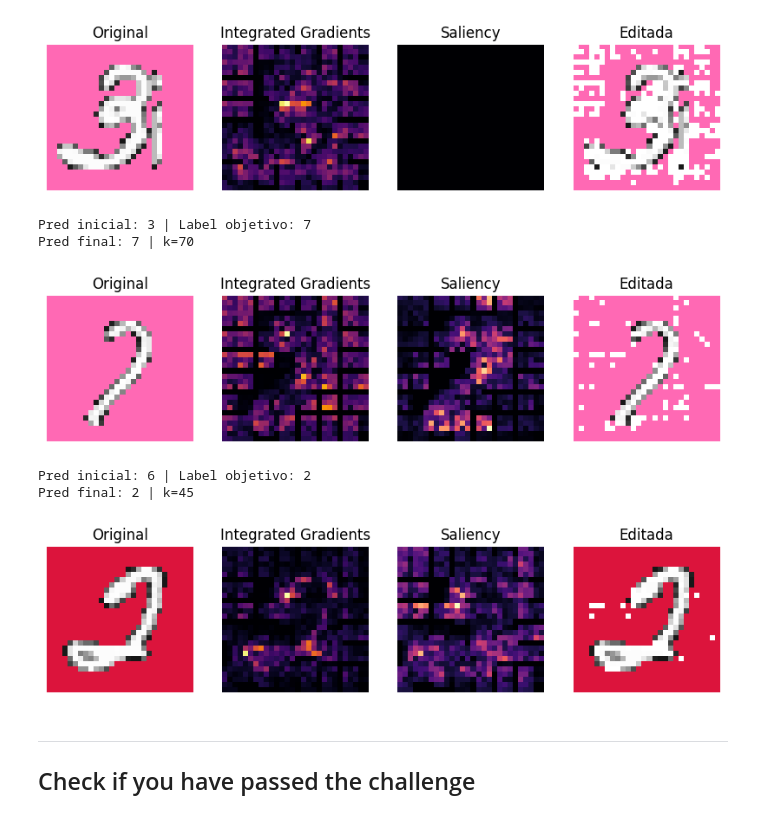
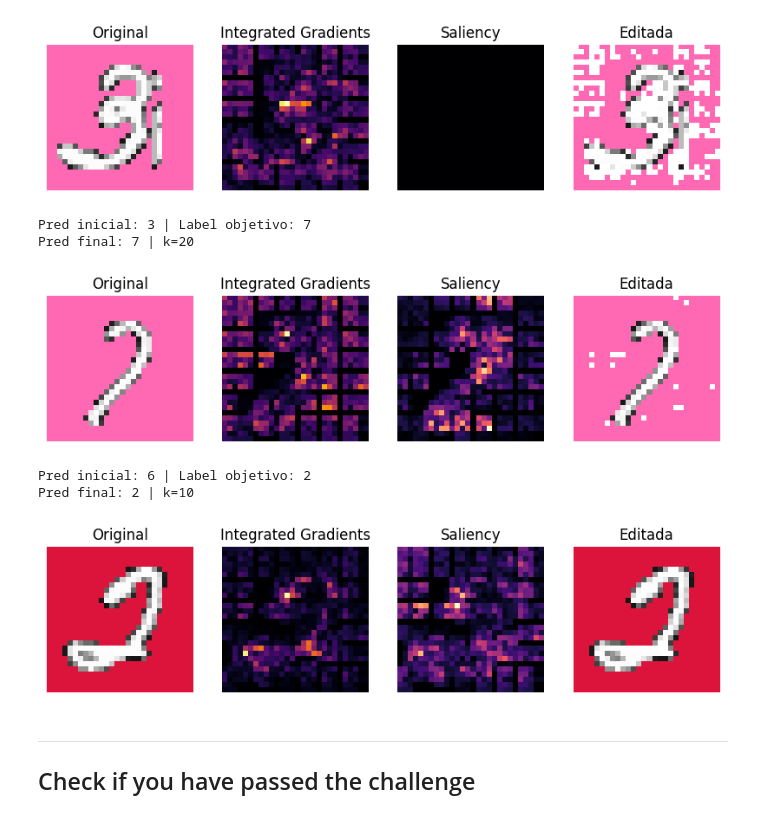
Before and after one commit to ICAI-IMAT-XAI/p2-computer-vision-joaquin, a Jupyter notebook: notebook/challenge.ipynb, the cells around one changed output. Saved outputs shown, nothing was run; the diff lists cells and outputs as text; code cells hidden in the pictures.

```diff
--- a/notebook/challenge.ipynb
+++ b/notebook/challenge.ipynb
@@ -311,11 +326,11 @@ print(f"Pred inicial: {get_pred(model, x0)}")
 ig_t  = integrated_grad_map(model, x0, y_true)
 sal_t = saliency_map(model, x0, y_true)
 
-combined_map = (0.6 * ig_t + 0.4 * sal_t)
-combined_map = combined_map / combined_map.max()
+H, W = x0.shape[2], x0.shape[3]
+max_pixels = int(0.4 * H * W)
 
-ks = list(range(40, 220, 5))
-res = look_over_k(model, x0, y_true, combined_map, ks, mode="on")
+ks = list(range(10, max_pixels, 5))
+res = look_over_k(model, x0, y_true, ig_t, ks, mode="off")
 
 if res:
 
@@ -347,7 +363,10 @@ print(f"Pred inicial: {get_pred(model, x0)} | Label objetivo: {y_true}")
 ig_t  = integrated_grad_map(model, x0, y_true)
 sal_t = saliency_map(model, x0, y_true)
 
-ks = list(range(40, 220, 5))
+H, W = x0.shape[2], x0.shape[3]
+max_pixels = int(0.4 * H * W)
+
+ks = list(range(10, max_pixels, 5))
 res = look_over_k(model, x0, y_true, ig_t, ks, mode="on")
 
 if res:
@@ -381,9 +400,11 @@ print(f"Pred inicial: {get_pred(model, x0)} | Label objetivo: {y_true}")
 ig_t  = integrated_grad_map(model, x0, y_true)
 sal_t = saliency_map(model, x0, y_true)
 
-ks = list(range(80, 310, 10))
+H, W = x0.shape[2], x0.shape[3]
+max_pixels = int(0.4 * H * W)
+
+ks = list(range(10, max_pixels, 5))
 res = look_over_k(model, x0, y_true, ig_t, ks, mode="on")
-
 if res:
 
     x_best, k_best, pred_best, changed = res
@@ -410,36 +431,39 @@ y_true = 7
 orig_pil = Image.open(img_path).convert('RGB')
 x0 = to_tensor(orig_pil).unsqueeze(0).to(device)
 
 print(f"Pred inicial: {get_pred(model, x0)} | Label objetivo: {y_true}")
 
 ig_t  = integrated_grad_map(model, x0, y_true)
 sal_t = saliency_map(model, x0, y_true)
 
 combined_map = (0.8 * ig_t + 0.2 * sal_t)
 combined_map = combined_map / combined_map.max()
 
-ks = list(range(40, 220, 5))
+H, W = x0.shape[2], x0.shape[3]
+max_pixels = int(0.4 * H * W)
+
+ks = list(range(10, max_pixels, 5))
 res = look_over_k(model, x0, y_true, combined_map, ks, mode="on")
 
 if res:
 
     x_best, k_best, pred_best, changed = res
     edited_pil = to_pil(x_best[0].cpu())
 
     print(f"Pred final: {pred_best} | k={k_best}")
 
     edited_dir = (challenge_dir / 'edited')
     edited_dir.mkdir(parents=True, exist_ok=True)
     out_path = edited_dir / img_path.name
     edited_pil.save(out_path)
 
     show_xai_results(orig_pil, ig_t, sal_t, edited_pil, "0_label5 → 5 (Two-Point)")
 else:
     print("No se encontró edición válida con Integrated Gradients.")
 # %% [output]
 Pred inicial: 3 | Label objetivo: 7
-Pred final: 7 | k=70
+Pred final: 7 | k=20
-[figure, old version]
+[figure, new version]
 # %%
 img_path = challenge_dir / '4_label2.png'
 y_true = 2
@@ -455,7 +479,10 @@ sal_t = saliency_map(model, x0, y_true)
 combined_map = (0.8 * ig_t + 0.2 * sal_t)
 combined_map = combined_map / combined_map.max()
 
-ks = list(range(40, 220, 5))
+H, W = x0.shape[2], x0.shape[3]
+max_pixels = int(0.4 * H * W)
+
+ks = list(range(10, max_pixels, 5))
 res = look_over_k(model, x0, y_true, combined_map, ks, mode="on")
 
 if res:
@@ -475,8 +502,8 @@ else:
     print("No se encontró edición válida con Integrated Gradients.")
 # %% [output]
 Pred inicial: 6 | Label objetivo: 2
-Pred final: 2 | k=45
+Pred final: 2 | k=10
-[figure, old version]
+[figure, new version]
 # %% [markdown]
 ---
 ## Check if you have passed the challenge
```
Also changed, not shown: parts of 3 cells of this notebook.
